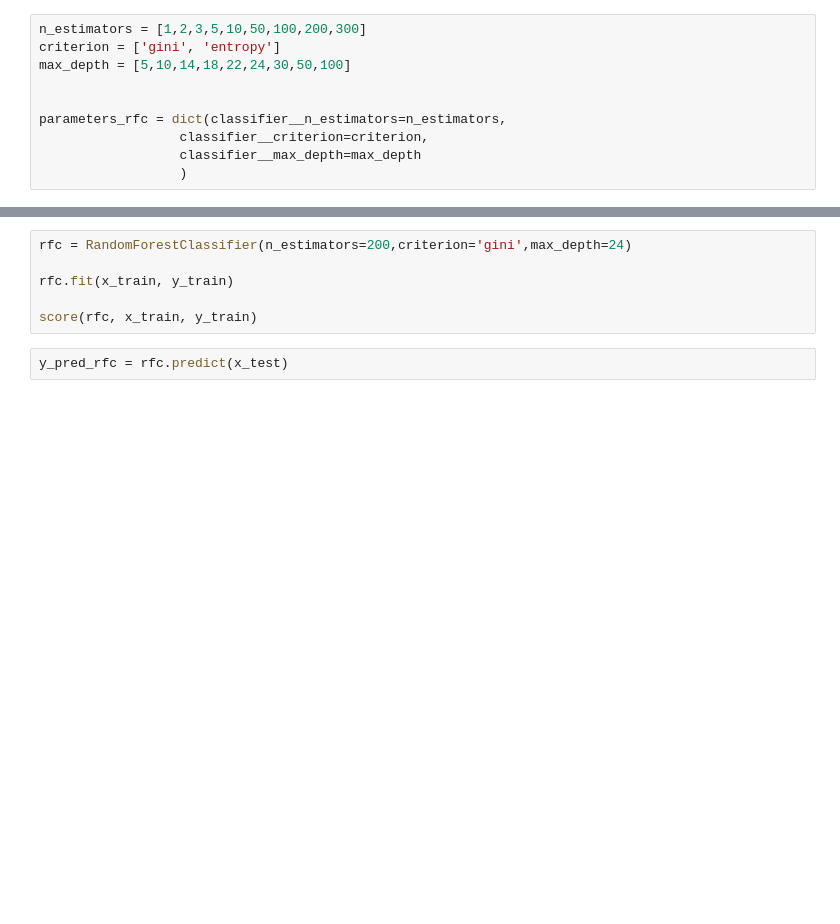
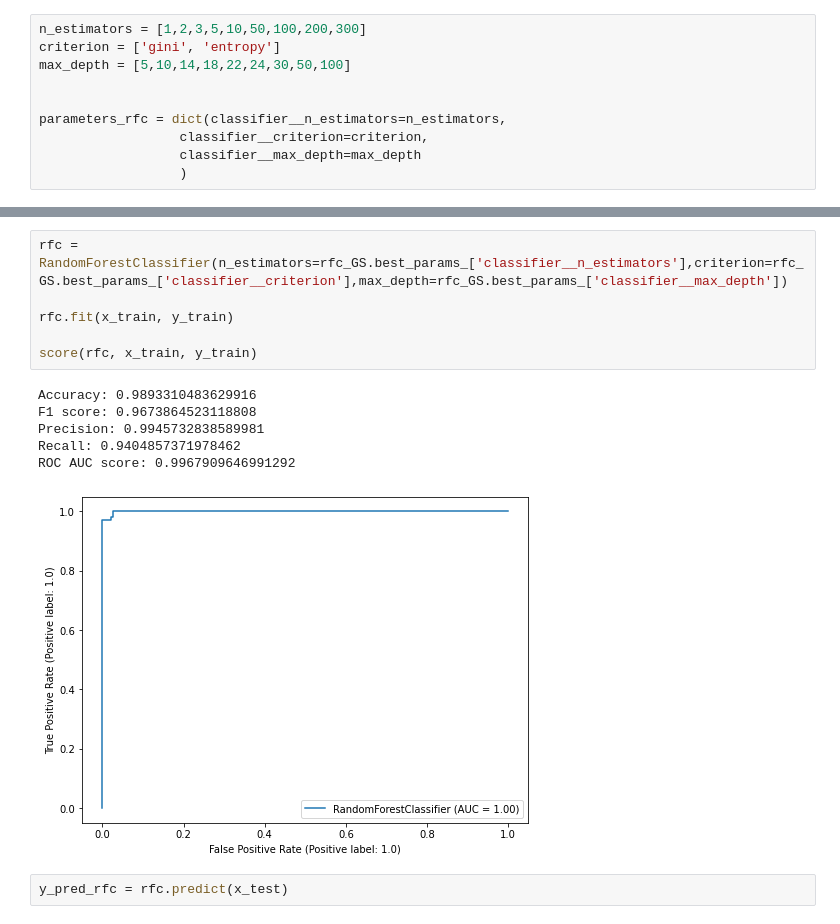
Before and after one commit to C0casio45/IACESI, a Jupyter notebook: projet_ia.ipynb, the cells around one changed output, grey strips where cells are left out. Saved outputs shown, nothing was run; the diff lists cells and outputs as text; blank space fills up the shorter version.

```diff
--- a/projet_ia.ipynb
+++ b/projet_ia.ipynb
@@ -589,9 +881,16 @@ pd.DataFrame.from_dict(rfc_GS.cv_results_).sort_values(by=['rank_test_score']).h
 # %%
-rfc = RandomForestClassifier(n_estimators=200,criterion='gini',max_depth=24)
+rfc = RandomForestClassifier(n_estimators=rfc_GS.best_params_['classifier__n_estimators'],criterion=rfc_GS.best_params_['classifier__criterion'],max_depth=rfc_GS.best_params_['classifier__max_depth'])
 
 rfc.fit(x_train, y_train)
 
 score(rfc, x_train, y_train)
+# %% [output]
+Accuracy: 0.9893310483629916
+F1 score: 0.9673864523118808
+Precision: 0.9945732838589981
+Recall: 0.9404857371978462
+ROC AUC score: 0.9967909646991292
+[figure, added]
 # %%
 y_pred_rfc = rfc.predict(x_test)
 # %%
```
Also changed, not shown: parts of 66 cells of this notebook.
